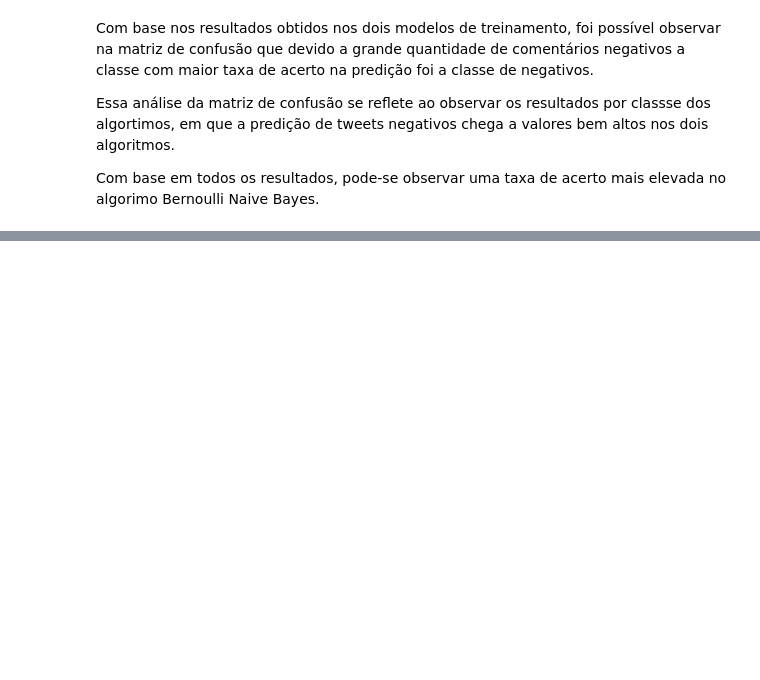
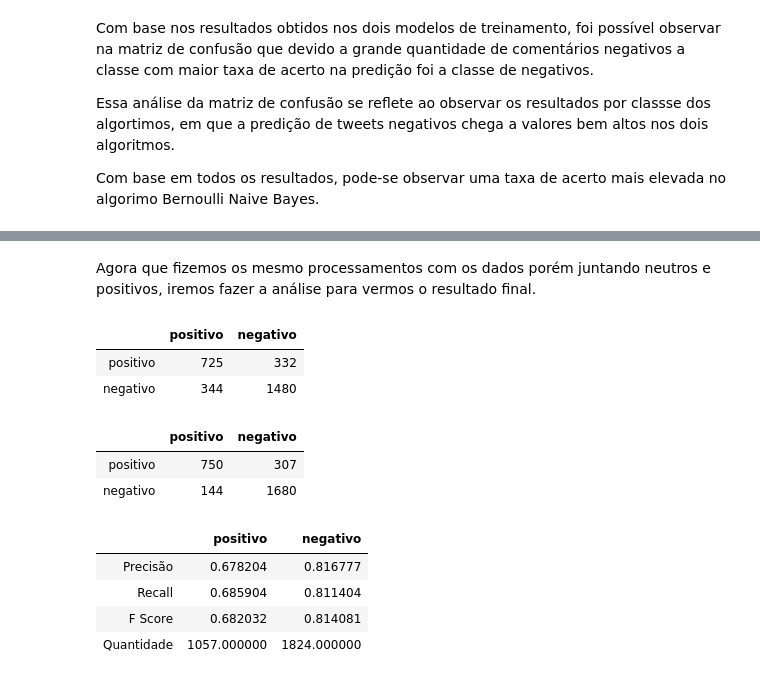
Before and after one commit to maurofloriano/cefet_ml, a Jupyter notebook: sentiment_analysis.ipynb, the cells around one changed output, grey strips where cells are left out. Drawn from its saved outputs; the diff is of its cells as text; code cells hidden in the pictures; blank space fills up the shorter version.

```diff
--- a/sentiment_analysis.ipynb
+++ b/sentiment_analysis.ipynb
@@ -168,0 +215,2 @@ Com base em todos os resultados, pode-se observar uma taxa de acerto mais elevad
+# %% [markdown]
+Agora que fizemos os mesmo processamentos com os dados porém juntando neutros e positivos, iremos fazer a análise para vermos o resultado final.
@@ -168,0 +222,20 @@ Com base em todos os resultados, pode-se observar uma taxa de acerto mais elevad
+# %%
+confusion_matrix_new['DecisionTreeClassifier']
+# %% [output]
+|  | positivo | negativo |
+| positivo | 725 | 332 |
+| negativo | 344 | 1480 |
+# %%
+confusion_matrix_new['BernoulliNB']
+# %% [output]
+|  | positivo | negativo |
+| positivo | 750 | 307 |
+| negativo | 144 | 1680 |
+# %%
+metrics_by_class_new['DecisionTreeClassifier']
+# %% [output]
+|  | positivo | negativo |
+| Precisão | 0.678204 | 0.816777 |
+| Recall | 0.685904 | 0.811404 |
+| F Score | 0.682032 | 0.814081 |
+| Quantidade | 1057.000000 | 1824.000000 |
```
Also changed, not shown: parts of 15 cells of this notebook, 6 other files.
